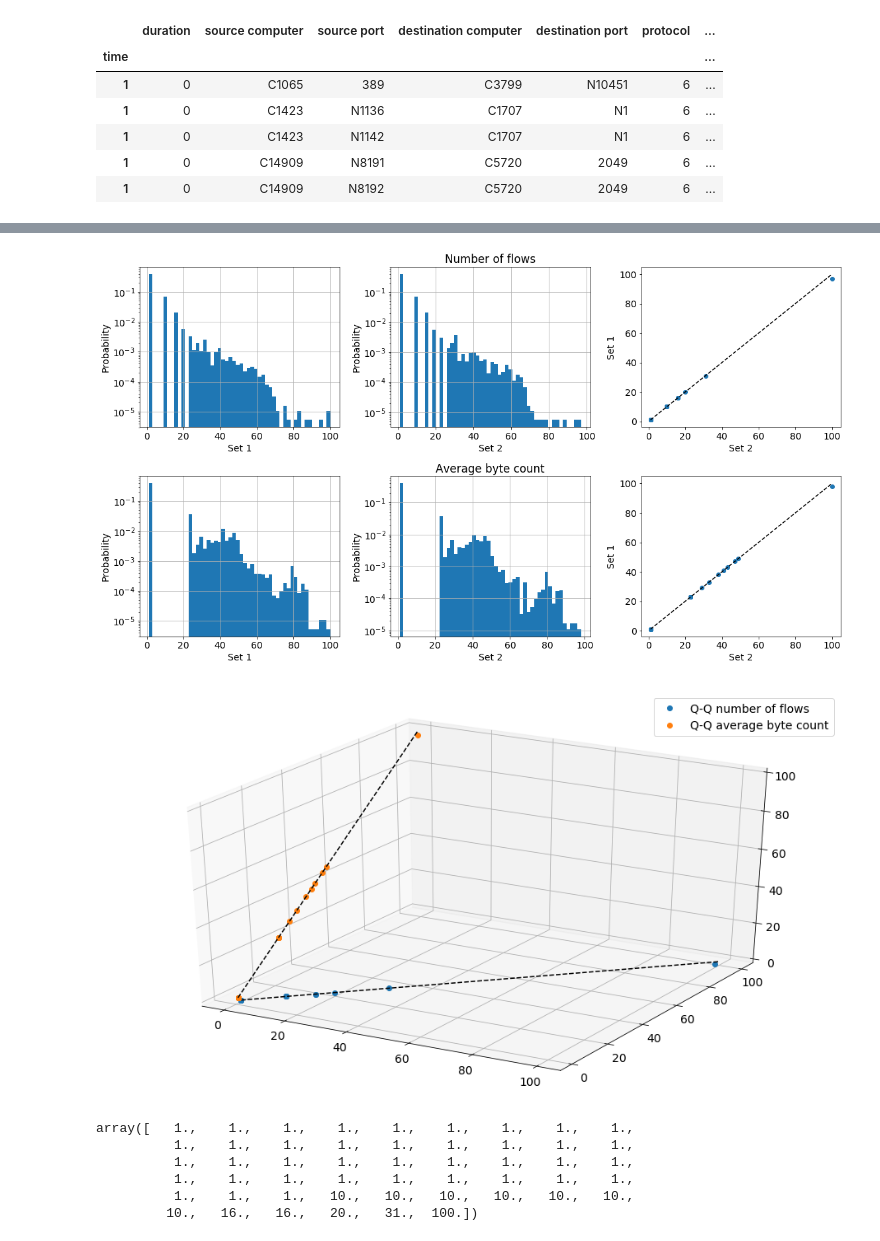
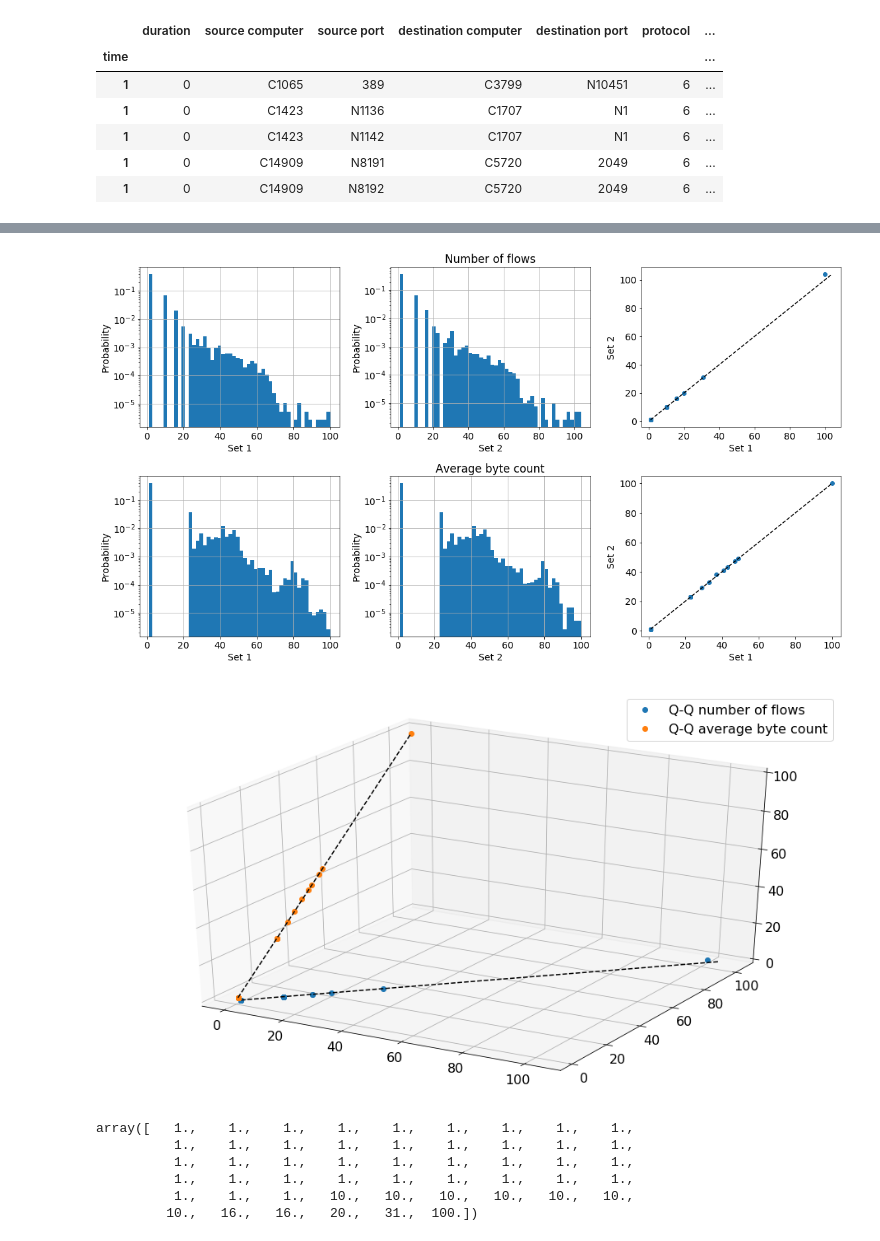
Before and after one commit to SotirisAnagnostidis/onlineAnomalyDetection, a Jupyter notebook: diploma/Q-Q plot.ipynb, the cells around one changed output, grey strips where cells are left out. Cells and saved outputs as stored; diff of their text form; code cells hidden in the pictures.

```diff
--- a/diploma/Q-Q plot.ipynb
+++ b/diploma/Q-Q plot.ipynb
@@ -84,3 +58,10 @@ groupped_data1.head()
+# %%
+from sklearn.externals import joblib
+
+#joblib.dump(groupped_data,'groupped_data_60_500.pkl')
+#joblib.dump(groupped_data1,'groupped_data1_60_500.pkl')
+groupped_data = joblib.load('groupped_data_60_100.pkl')
+groupped_data1 = joblib.load('groupped_data1_60_100.pkl')
 # %%
 assert len(groupped_data) == len(groupped_data1)
 # %%
@@ -99,36 +80,36 @@ def plot_qq_plot(data1, data2, i, N, label):
     plt.grid(True)
     plt.ylabel('Probability')
     plt.xlabel('Set 1')
 
     plt.subplot(N, 3, i * 3 - 1)
     # the histogram of the data
     plt.title(label)
     plt.hist(data2, 50, normed=1, log=True)
     plt.grid(True)
     plt.ylabel('Probability')
     plt.xlabel('Set 2')
 
     plt.subplot(N, 3, i * 3)
-    plt.ylabel('Set 1')
-    plt.xlabel('Set 2')
+    plt.ylabel('Set 2')
+    plt.xlabel('Set 1')
 
     percs = np.linspace(0,100,51)
     qn_a = np.percentile(data1, percs)
     qn_b = np.percentile(data2, percs)
 
     plt.plot(qn_a,qn_b, ls="", marker="o")
 
     x = np.linspace(np.min((qn_a.min(),qn_b.min())), np.max((qn_a.max(),qn_b.max())))
     plt.plot(x,x, color="k", ls="--")
 
 plot_qq_plot(groupped_data['number of flows'].values, groupped_data1['number of flows'].values, 1, 2, 'Number of flows')
 plot_qq_plot(groupped_data['mean(byte count)'].values, groupped_data1['mean(byte count)'].values, 2, 2, 'Average byte count')
 
 plt.tight_layout()
 
 plt.show()
 # %% [output]
-[figure, old version]
+[figure, new version]
 # %%
 import matplotlib as mpl
 from mpl_toolkits.mplot3d import Axes3D
@@ -171,7 +152,7 @@ ax.legend()
 
 plt.show()
 # %% [output]
-[figure, old version]
+[figure, new version]
 # %%
 np.percentile(groupped_data['number of flows'].values, percs)
 # %% [output]
```
Also changed, not shown: parts of 14 cells of this notebook, 8 other files.
